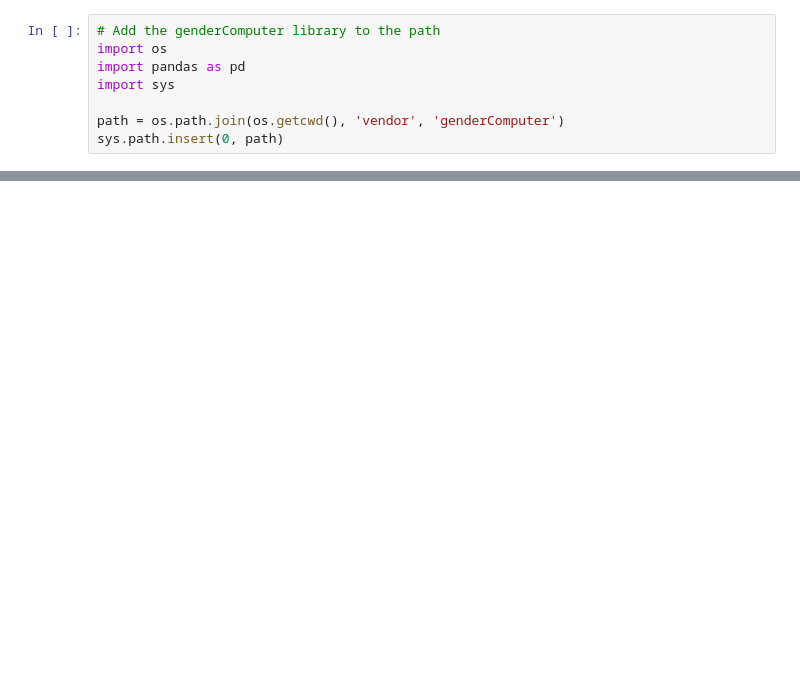
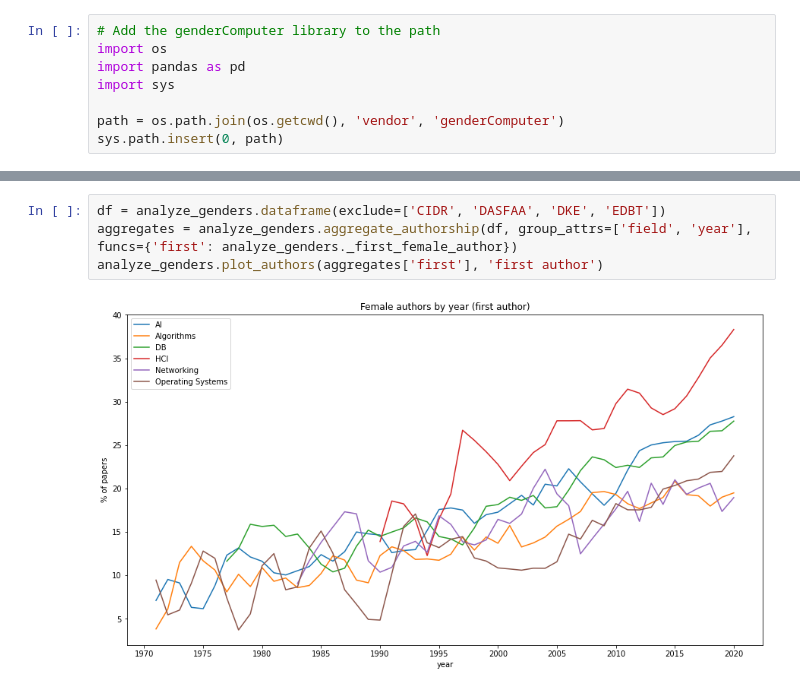
Before and after one commit to dataunitylab/paper-gender-analysis, a Jupyter notebook: cs-paper-gender-analysis.ipynb, the cells around one changed output, grey strips where cells are left out. Cells and saved outputs as stored; diff of their text form; blank space fills up the shorter version.

```diff
--- a/cs-paper-gender-analysis.ipynb
+++ b/cs-paper-gender-analysis.ipynb
@@ -39,0 +50,6 @@ analyze_genders.plot_authors(aggregates['all'], 'all positions')
+# %%
+df = analyze_genders.dataframe(exclude=['CIDR', 'DASFAA', 'DKE', 'EDBT'])
+aggregates = analyze_genders.aggregate_authorship(df, group_attrs=['field', 'year'], funcs={'first': analyze_genders._first_female_author})
+analyze_genders.plot_authors(aggregates['first'], 'first author')
+# %% [output]
+[figure, added]
```
Also changed, not shown: parts of 5 cells of this notebook, 1 other file.
